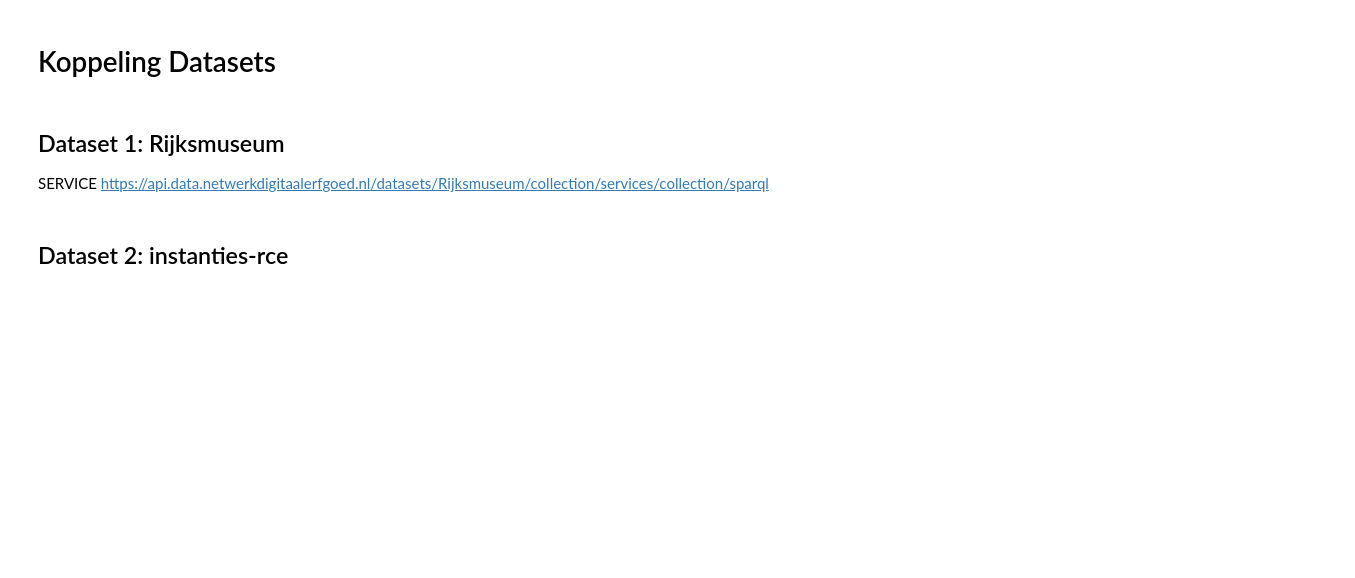
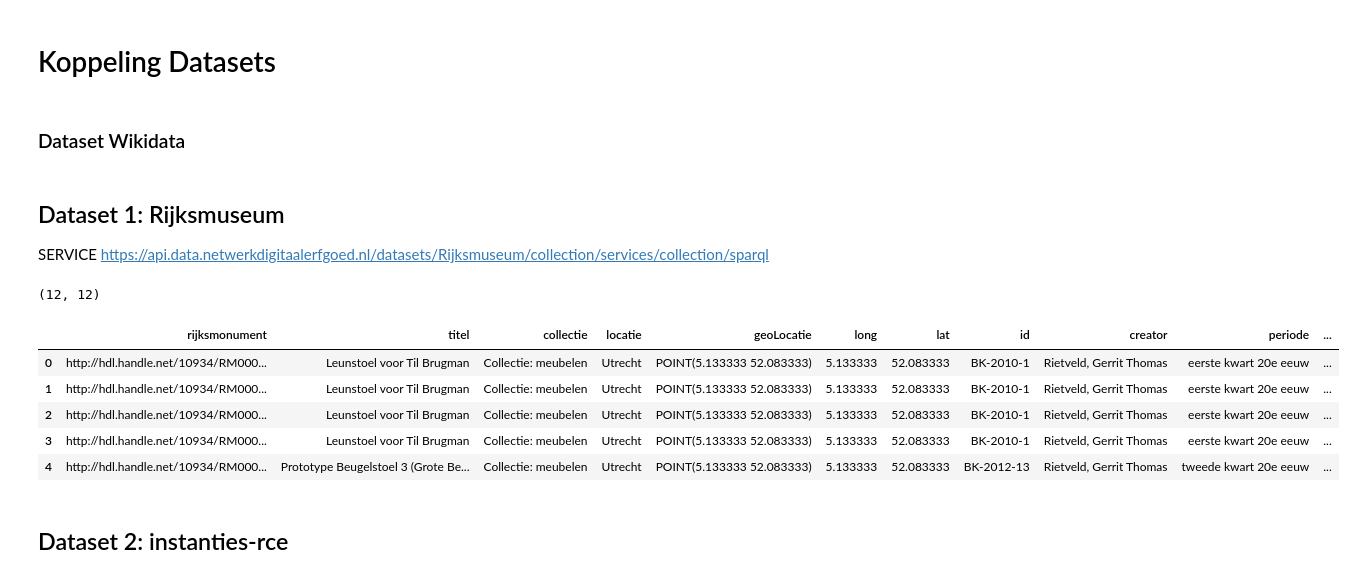
Before and after one commit to cultureelerfgoed/geheugen_van_nederland, a Jupyter notebook: collectie_rietveld.ipynb, the cells around one changed output. Saved outputs shown, nothing was run; the diff lists cells and outputs as text; code cells hidden in the pictures; blank space fills up the shorter version.

Commit message:
rijksmuseum

```diff
--- a/collectie_rietveld.ipynb
+++ b/collectie_rietveld.ipynb
@@ -319,3 +319,5 @@ df_obj_creator.head()
 | 4 | NaN | 1956 | 1958 | http://commons.wikimedia.org/wiki... |
 # %% [markdown]
 # Koppeling Datasets
+# %% [markdown]
+### Dataset Wikidata
@@ -322,6 +335,76 @@ df_obj_creator.head()
 # %% [markdown]
 ## Dataset 1: Rijksmuseum
 SERVICE <https://api.data.netwerkdigitaalerfgoed.nl/datasets/Rijksmuseum/collection/services/collection/sparql>
+# %%
+api_RM = "https://api.data.netwerkdigitaalerfgoed.nl/datasets/Rijksmuseum/collection/services/collection/sparql"
+
+query_RM = """
+PREFIX wgs84: <http://www.w3.org/2003/01/geo/wgs84_pos#>
+PREFIX dct: <http://purl.org/dc/terms/>
+PREFIX skos: <http://www.w3.org/2004/02/skos/core#>
+PREFIX dc: <http://purl.org/dc/elements/1.1/>
+
+
+
+SELECT DISTINCT
+?rijksmonument
+#?rijksmonumentnummer
+?titel
+?collectie
+#?objectType
+?locatie
+(CONCAT("POINT(", ?long, " ", ?lat, ")") AS ?geoLocatie)
+?long
+?lat
+?id
+?creator
+#?contributor
+?periode
+?startjaar
+# ?eindjaar
+#?datum
+?beschrijving
+#?afbeelding
+
+
+
+
+WHERE {
+  ?rijksmonument dc:creator ?ontwerper ;
+                   dc:description ?beschrijving;
+                   dc:title ?titel .
+OPTIONAL{?rijksmonument dct:spatial ?spat .
+  ?spat skos:prefLabel ?locatie ;
+        wgs84:lat ?lat ;
+        wgs84:long ?long.}
+OPTIONAL{?rijksmonument dc:identifier ?id .}
+OPTIONAL{?rijksmonument dct:isPartOf ?collectie .}
+OPTIONAL{?rijksmonument dct:temporal ?periode .}
+
+
+  ?ontwerper skos:prefLabel ?creator .
+
+  OPTIONAL {?rijksmonument dct:created ?startjaar .}
+
+  FILTER(lang(?titel)='nl' && lang(?beschrijving)='nl' && lang(?locatie)='nl' && lang(?periode)='nl')
+  FILTER(?creator = "Rietveld, Gerrit Thomas"@nl)
+
+  #(CONCAT("POINT(", str(?long), str(?lat), ")") AS ?geoLocatie)
+  }
+
+"""
+
+df_RM = sparql_dataframe.get(api_RM, query_RM)
+print(df_RM.shape)
+df_RM.head()
+# %% [output]
+(12, 12)
+|  | rijksmonument | titel | collectie | locatie | geoLocatie | long | lat | id | creator | periode | ... |
+| 0 | http://hdl.handle.net/10934/RM000... | Leunstoel voor Til Brugman | Collectie: meubelen | Utrecht | POINT(5.133333 52.083333) | 5.133333 | 52.083333 | BK-2010-1 | Rietveld, Gerrit Thomas | eerste kwart 20e eeuw | ... |
+| 1 | http://hdl.handle.net/10934/RM000... | Leunstoel voor Til Brugman | Collectie: meubelen | Utrecht | POINT(5.133333 52.083333) | 5.133333 | 52.083333 | BK-2010-1 | Rietveld, Gerrit Thomas | eerste kwart 20e eeuw | ... |
+| 2 | http://hdl.handle.net/10934/RM000... | Leunstoel voor Til Brugman | Collectie: meubelen | Utrecht | POINT(5.133333 52.083333) | 5.133333 | 52.083333 | BK-2010-1 | Rietveld, Gerrit Thomas | eerste kwart 20e eeuw | ... |
+| 3 | http://hdl.handle.net/10934/RM000... | Leunstoel voor Til Brugman | Collectie: meubelen | Utrecht | POINT(5.133333 52.083333) | 5.133333 | 52.083333 | BK-2010-1 | Rietveld, Gerrit Thomas | eerste kwart 20e eeuw | ... |
+| 4 | http://hdl.handle.net/10934/RM000... | Prototype Beugelstoel 3 (Grote Be... | Collectie: meubelen | Utrecht | POINT(5.133333 52.083333) | 5.133333 | 52.083333 | BK-2012-13 | Rietveld, Gerrit Thomas | tweede kwart 20e eeuw | ... |
 # %% [markdown]
 ## Dataset 2: instanties-rce
 # %% [markdown]
```
Also changed, not shown: parts of 2 cells of this notebook.
